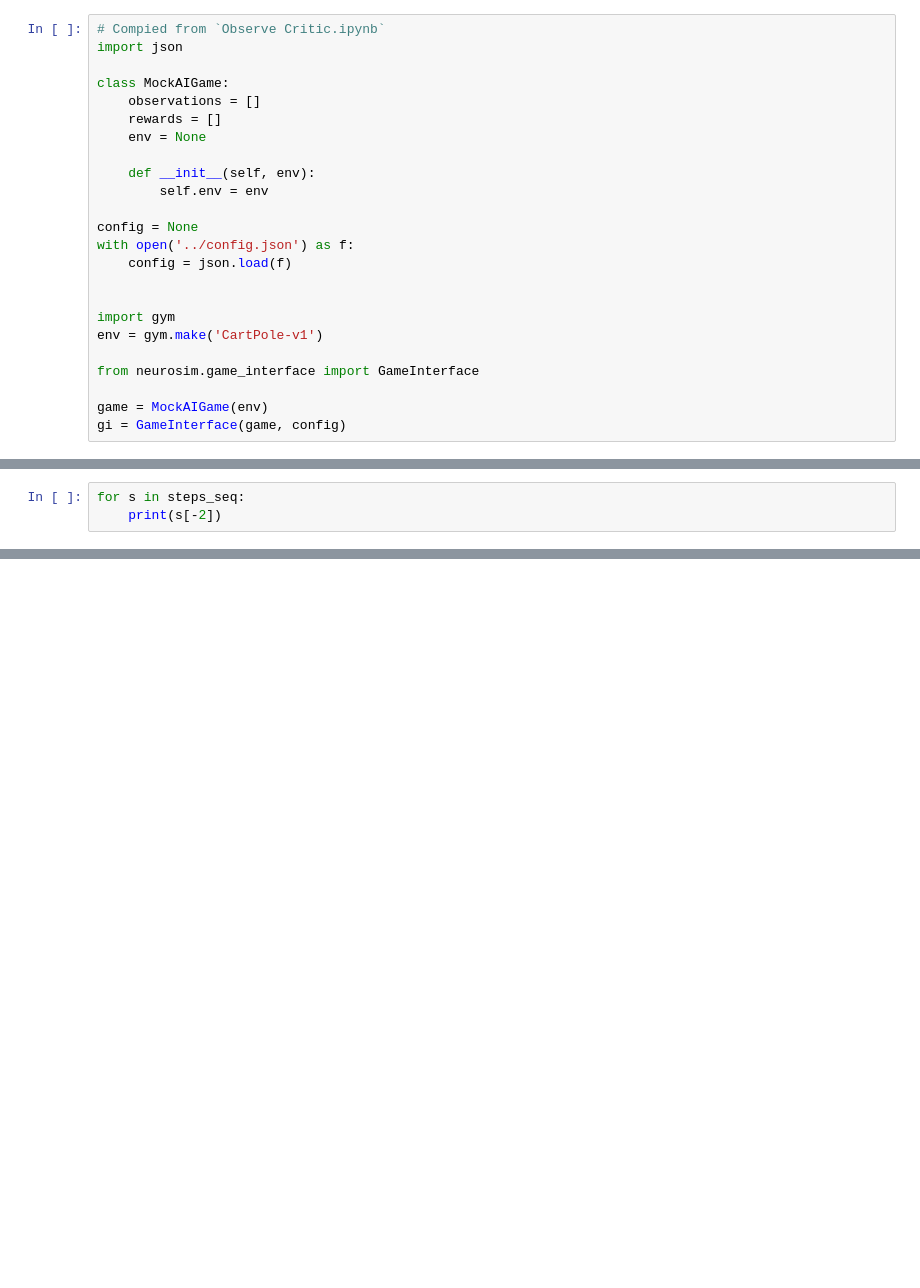
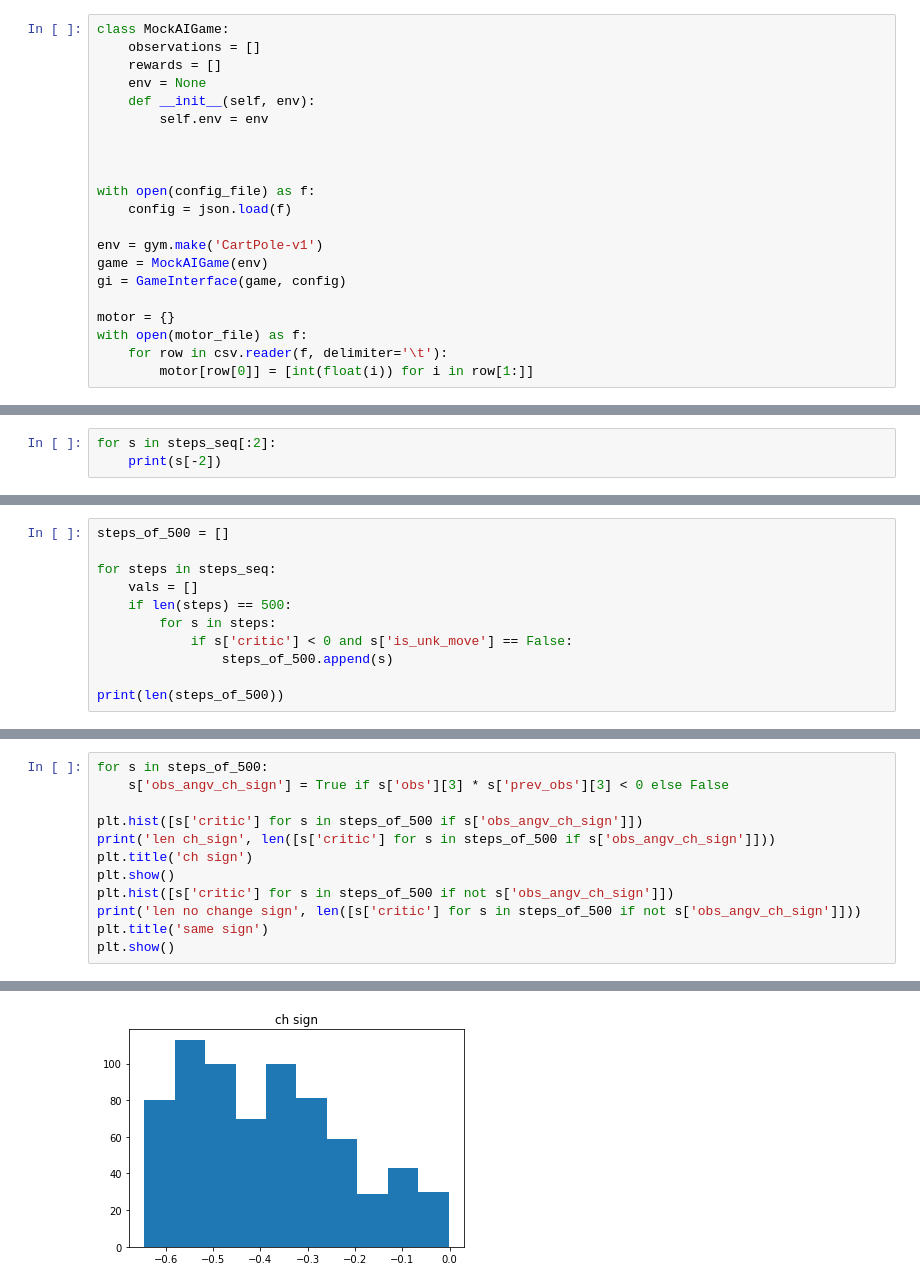
Before and after one commit to NathanKlineInstitute/netpyne-STDP, a Jupyter notebook: notebooks/analyze critic on ES model.ipynb, the cells around one changed output, grey strips where cells are left out. Cells and saved outputs as stored; diff of their text form; blank space fills up the shorter version.

Commit message:
Experiment with new Critic algorithms

```diff
--- a/notebooks/analyze critic on ES model.ipynb
+++ b/notebooks/analyze critic on ES model.ipynb
@@ -13,26 +27,23 @@ conf_file = os.path.join(wdir_m, 'backupcfg_sim.json')
 # %%
-# Compied from `Observe Critic.ipynb`
-import json
-
 class MockAIGame:
     observations = []
     rewards = []
     env = None
-
     def __init__(self, env):
         self.env = env
 
-config = None
-with open('../config.json') as f:
+
+
+with open(config_file) as f:
     config = json.load(f)
 
-
-import gym
 env = gym.make('CartPole-v1')
-
-from neurosim.game_interface import GameInterface
-
 game = MockAIGame(env)
 gi = GameInterface(game, config)
+
+motor = {}
+with open(motor_file) as f:
+    for row in csv.reader(f, delimiter='\t'):
+        motor[row[0]] = [int(float(i)) for i in row[1:]]
 # %%
 # extract the data
@@ -93,4 +107,4 @@ print([len(s) for s in steps_seq])
 # %%
-for s in steps_seq:
+for s in steps_seq[:2]:
     print(s[-2])
 # %% [output]
@@ -157,0 +159,11 @@ Ratio of reward/punishment per episode [0.54, 0.529, 0.505, 0.531, 0.517, 0.53,
+# %%
+steps_of_500 = []
+
+for steps in steps_seq:
+    vals = []
+    if len(steps) == 500:
+        for s in steps:
+            if s['critic'] < 0 and s['is_unk_move'] == False:
+                steps_of_500.append(s)
+
+print(len(steps_of_500))
@@ -157,0 +172,13 @@ Ratio of reward/punishment per episode [0.54, 0.529, 0.505, 0.531, 0.517, 0.53,
+# %%
+for s in steps_of_500:
+    s['obs_angv_ch_sign'] = True if s['obs'][3] * s['prev_obs'][3] < 0 else False
+
+plt.hist([s['critic'] for s in steps_of_500 if s['obs_angv_ch_sign']])
+print('len ch_sign', len([s['critic'] for s in steps_of_500 if s['obs_angv_ch_sign']]))
+plt.title('ch sign')
+plt.show()
+plt.hist([s['critic'] for s in steps_of_500 if not s['obs_angv_ch_sign']])
+print('len no change sign', len([s['critic'] for s in steps_of_500 if not s['obs_angv_ch_sign']]))
+plt.title('same sign')
+plt.show()
+# %% [output]
@@ -157,0 +186 @@ Ratio of reward/punishment per episode [0.54, 0.529, 0.505, 0.531, 0.517, 0.53,
+[figure, added]
```
Also changed, not shown: parts of 20 cells of this notebook, 5 other files.
